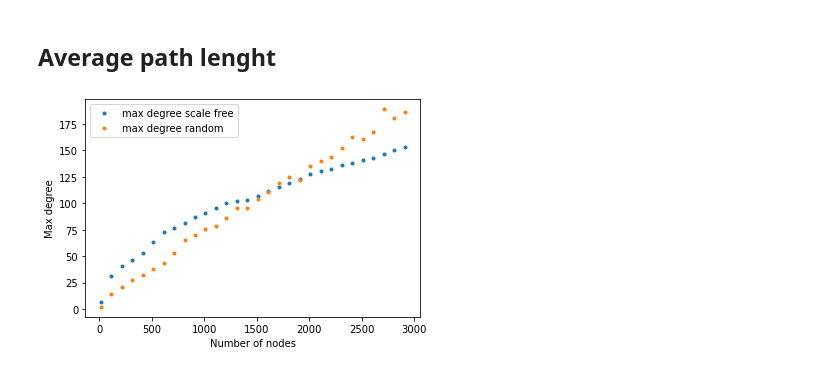
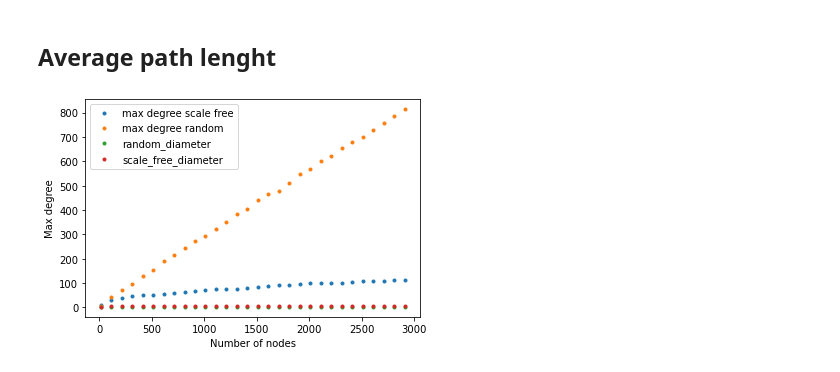
Before and after one commit to Ferri-00/Esame-Complessi, a Jupyter notebook: NetworkProperty.ipynb, the cells around one changed output. Drawn from its saved outputs; the diff is of its cells as text; code cells hidden in the pictures.

```diff
--- a/NetworkProperty.ipynb
+++ b/NetworkProperty.ipynb
@@ -194,7 +194,7 @@ def barabasi_albert_analysis(n, m, seed=None, initial_graph=None, t=[], k_i=[[]]
 # %% [markdown]
 Scale-free
 # %%
-N = int(5e4)
+N = int(1e4)
 M = 4
 
 N0 = 20
@@ -233,12 +233,12 @@ for i in range(len(nodes)):
     x = [time for time, k in k_i[i]]
     y = [k for time, k in k_i[i]]
 
-    plt.plot(x, y, '-', label = f"Node {nodes[i]}")
+    plt.plot(x, y, '.', label = f"Node {nodes[i]}")
 
     popt[i], pcov[i] = curve_fit(degree_growth_rate, [xi/x[0] for xi in x], y)
-    plt.plot(x, degree_growth_rate([xi/x[0] for xi in x], *popt[i]), '--', label = f"Fit function node {nodes[i]}")
+    plt.plot(x, degree_growth_rate([xi/x[0] for xi in x], *popt[i]), '-', label = f"Fit function node {nodes[i]}")
     print(f" - Fit function for node {nodes[i]} is {popt[i][0]}*(t/t_i)^{popt[i][1]}")
-#     print(stats.chisquare(y, degree_growth_rate(x, *popt[i])))
+    print(stats.chisquare(y, degree_growth_rate(x, *popt[i])))
 
 ax.set_xlabel("time (iterations)")
 ax.set_ylabel("Degree")
@@ -261,50 +265,50 @@ plt.show()
 # %%
 N = [10+i*100 for i in range(30)]
 M = 3
-P = 0.05
+P = 0.25
 
 mean_path_scalefree = []
 mean_path_random = []
 max_degree_random = []
 max_degree_scale_free = []
-#diameter_scalefree = []
-#diameter_random = []
+diameter_scalefree = []
+diameter_random = []
 
 Gb = star_graph(M)
 
 for i in range(len(N)):
     Ge = nx.erdos_renyi_graph(N[i], P)
     while min([d for n, d in Ge.degree()]) == 0:
           Ge = nx.erdos_renyi_graph(N[i], P)
-    Gb = nx.barabasi_albert_graph(N[i], M, initial_graph = Gb)
+    Gb = barabasi_albert(N[i], M, initial_graph = Gb)
 
 #     mean_path_scalefree += [nx.average_shortest_path_length(Gb)]
 #     mean_path_random += [nx.average_shortest_path_length(Ge)]
 
     max_degree_random += [max([d for n,d in Ge.degree])]
     max_degree_scale_free += [max([d for n,d in Gb.degree])]
 
-#     diameter_scalefree += [nx.diameter(Gb)]
-#     diameter_random += [nx.diameter(Ge)]
+    diameter_scalefree += [nx.diameter(Gb)]
+    diameter_random += [nx.diameter(Ge)]
 
 fig, ax = plt.subplots()
 
 # ax.plot(N, mean_path_scalefree, '.', label = 'scale_free_path')
 # ax.plot(N, mean_path_random, '.', label = 'random_path')
 
 ax.plot(N, max_degree_scale_free, '.', label = 'max degree scale free')
 ax.plot(N, max_degree_random, '.', label = 'max degree random')
 
-# ax.plot(N, diameter_random, '.', label = 'random_diameter')
-# ax.plot(N, diameter_scalefree, '.', label = 'scale_free_diameter')
+ax.plot(N, diameter_random, '.', label = 'random_diameter')
+ax.plot(N, diameter_scalefree, '.', label = 'scale_free_diameter')
 
 ax.set_xlabel("Number of nodes")
 ax.set_ylabel("Max degree")
 ax.legend()
 
 plt.show()
 # %% [output]
-[figure, old version]
+[figure, new version]
 # %%
 def sqrt_law(x, a):
     return a*np.sqrt(x)
```
Also changed, not shown: parts of 2 cells of this notebook, 1 other file.
